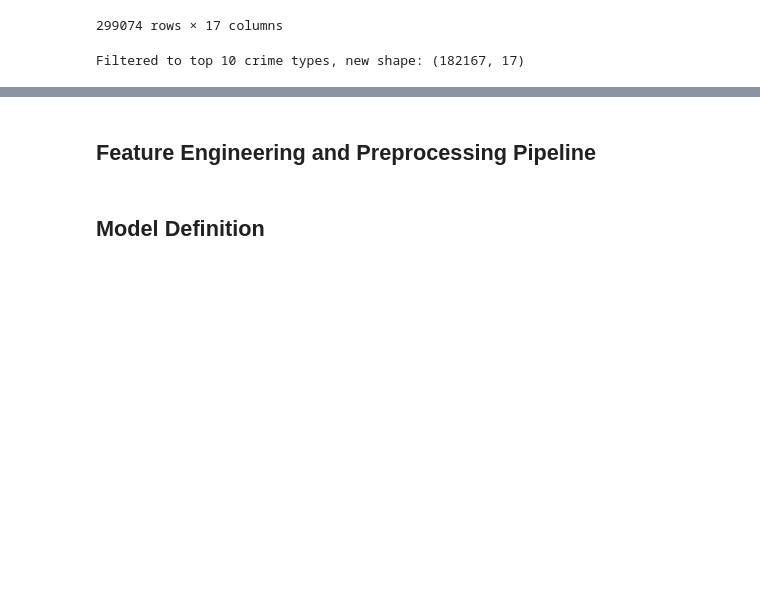
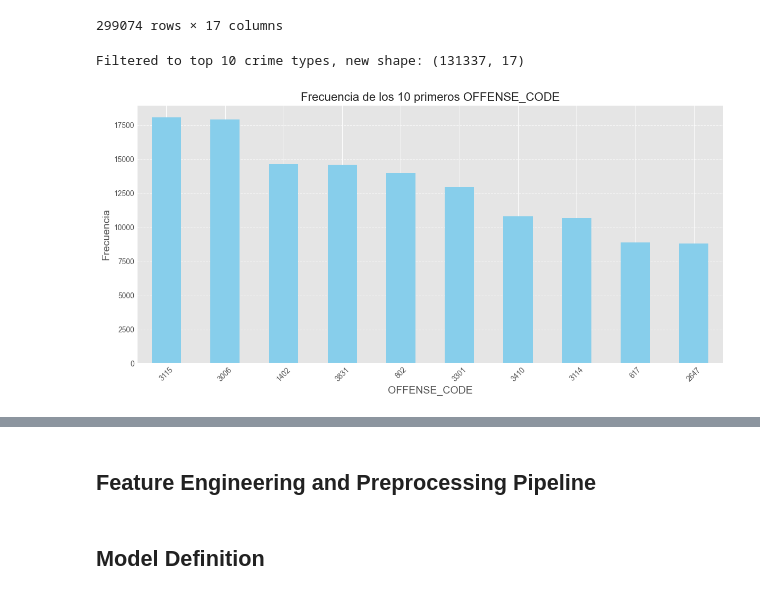
Before and after one commit to andersonjalvarado/Taller_Patrones, a Jupyter notebook: Taller_Crimes_Boston.ipynb, the cells around one changed output, grey strips where cells are left out. Drawn from its saved outputs; the diff is of its cells as text; code cells hidden in the pictures; blank space fills up the shorter version.

Commit message:
primer

```diff
--- a/Taller_Crimes_Boston.ipynb
+++ b/Taller_Crimes_Boston.ipynb
@@ -543,11 +615,23 @@ df_crime
 # %%
 # Define our target variable - we'll predict the offense code group
 # If there are too many categories, we might want to focus on the top N most common crimes
-top_crimes = df_crime['OFFENSE_CODE_GROUP'].value_counts().nlargest(10).index.tolist()
-df_filtered = df_crime[df_crime['OFFENSE_CODE_GROUP'].isin(top_crimes)].copy()
+top_crimes = df_crime['OFFENSE_CODE'].value_counts().nlargest(10).index.tolist()
+df_filtered = df_crime[df_crime['OFFENSE_CODE'].isin(top_crimes)].copy()
 print(f"\nFiltered to top {len(top_crimes)} crime types, new shape: {df_filtered.shape}")
 # %% [output]
-Filtered to top 10 crime types, new shape: (182167, 17)
+Filtered to top 10 crime types, new shape: (131337, 17)
+# %%
+#grafica de frecuencias de OFFENSE_CODE solo para los 10 primeros
+df_crime['OFFENSE_CODE'].value_counts().head(10).plot(kind='bar', figsize=(12, 6), color='skyblue')
+plt.title('Frecuencia de los 10 primeros OFFENSE_CODE', fontsize=16)
+plt.xlabel('OFFENSE_CODE', fontsize=14)
+plt.ylabel('Frecuencia', fontsize=14)
+plt.xticks(rotation=45)
+plt.grid(axis='y', linestyle='--', alpha=0.7)
+plt.tight_layout()
+plt.show()
+# %% [output]
+[figure, added]
 # %%
 # Features and target
 # We'll use location (Lat, Long), time features (HOUR, DAY_OF_WEEK, MONTH), and DISTRICT
```
Also changed, not shown: parts of 31 cells of this notebook, 2 other files.
